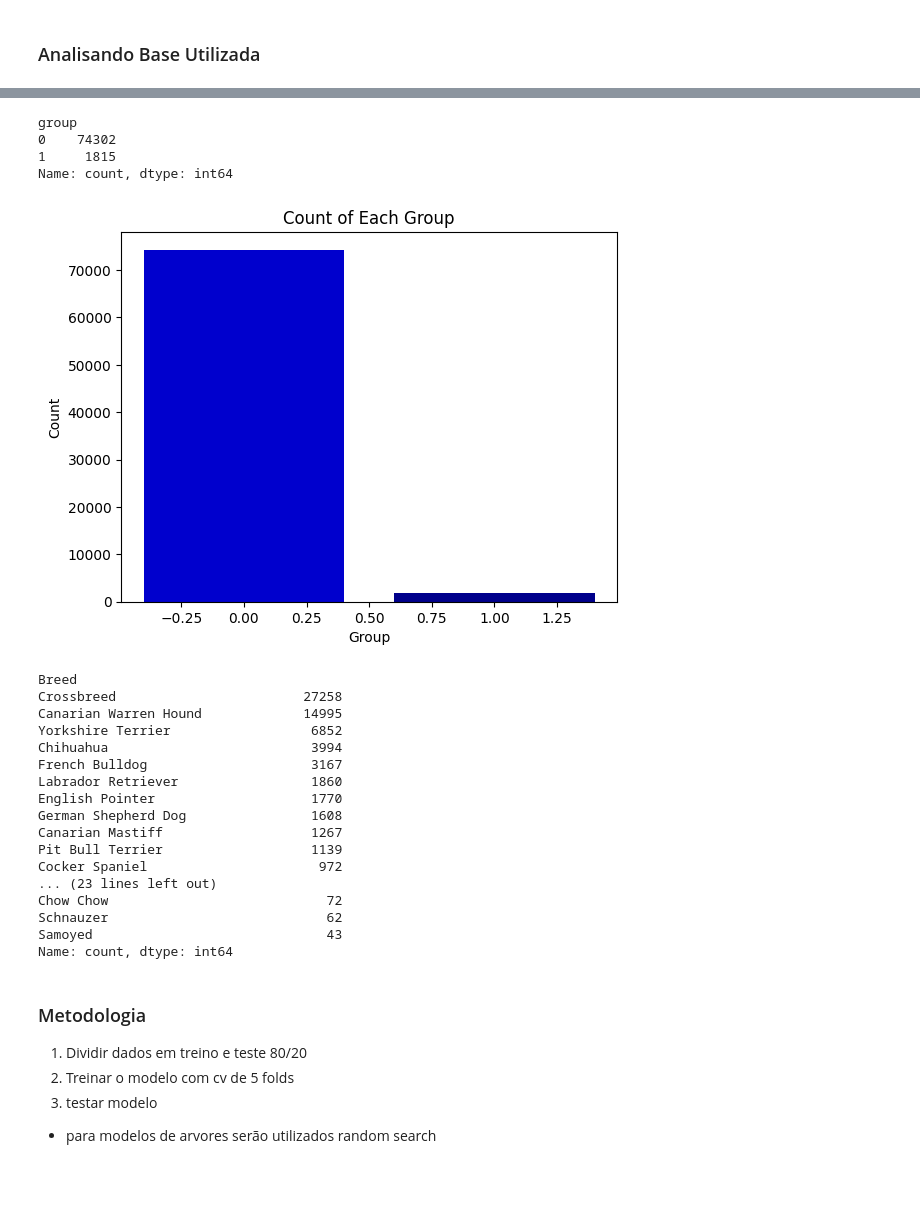
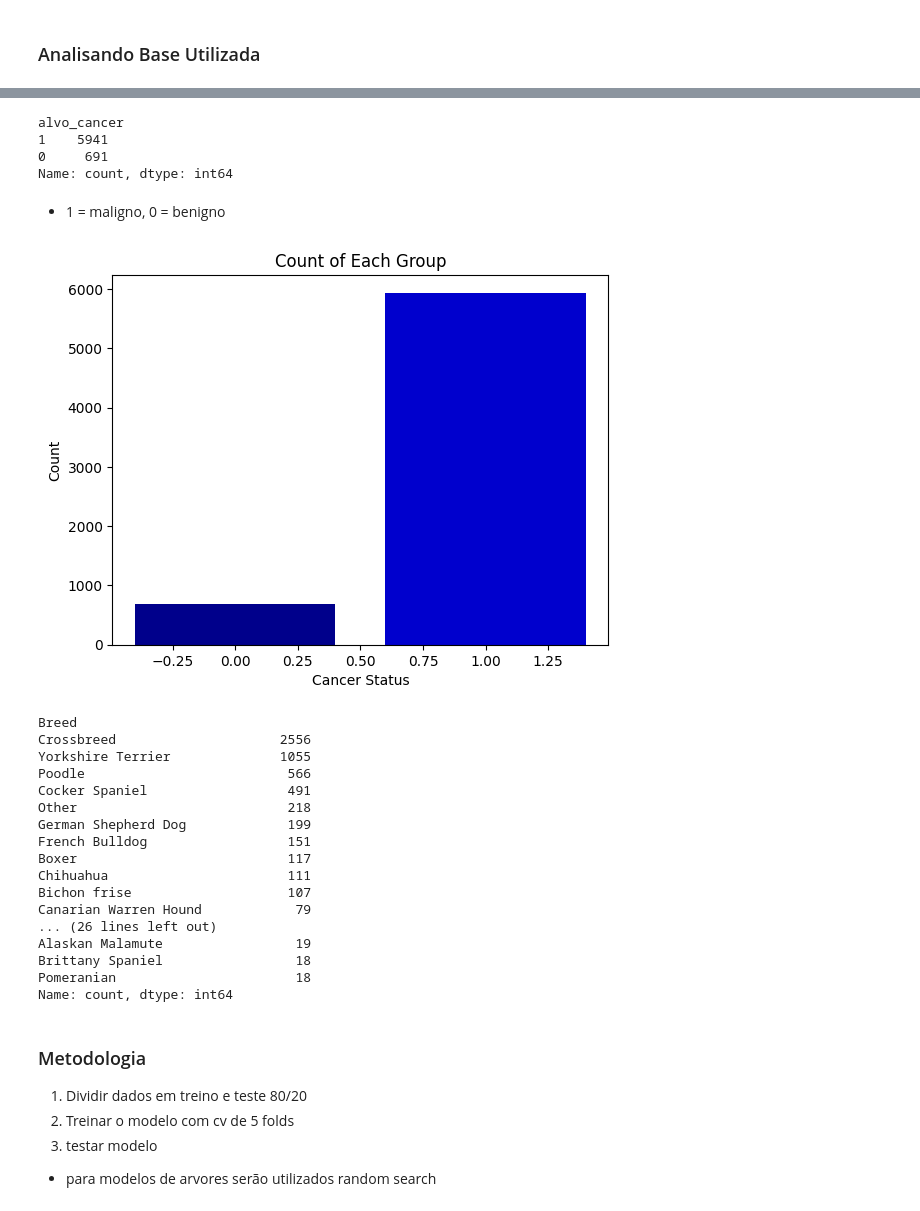
Before and after one commit to Carlos3du/canine-mammary-tumors, a Jupyter notebook: notebooks/model.ipynb, the cells around one changed output, grey strips where cells are left out. Saved outputs shown, nothing was run; the diff lists cells and outputs as text; code cells hidden in the pictures; blank space fills up the shorter version.

```diff
--- a/notebooks/model.ipynb
+++ b/notebooks/model.ipynb
@@ -44,7 +124,7 @@ PALETTE = [
 ### Analisando Base Utilizada
 # %%
 import pandas as pd
-study_filtrado = pd.read_csv('../data/study_filtered.csv')
-study_filtrado.info()
+data = pd.read_csv('../data/model_data.csv')
+data.info()
 # %% [output]
 <class 'pandas.core.frame.DataFrame'>
@@ -60,44 +151,46 @@ memory usage: 1.7+ MB
 # %%
-study_filtrado['group'].value_counts()
+data['alvo_cancer'].value_counts()
 # %% [output]
-group
-0    74302
-1     1815
+alvo_cancer
+1    5941
+0     691
 Name: count, dtype: int64
+# %% [markdown]
+- 1 = maligno, 0 = benigno
 # %%
 import matplotlib.pyplot as plt
 
 plt.bar(
-    study_filtrado['group'].value_counts().index,
-    study_filtrado['group'].value_counts().values,
+    data['alvo_cancer'].value_counts().index,
+    data['alvo_cancer'].value_counts().values,
     color=[PALETTE[3], PALETTE[2]]
 )
-plt.xlabel('Group')
+plt.xlabel('Cancer Status')
 plt.ylabel('Count')
 plt.title('Count of Each Group')
 plt.savefig('../output/Group_Counts.png', dpi=300, bbox_inches='tight')
 plt.show()
 # %% [output]
-[figure, old version]
+[figure, new version]
 # %%
-study_filtrado['Breed'].value_counts()
+data['Breed'].value_counts()
 # %% [output]
 Breed
-Crossbreed                        27258
-Canarian Warren Hound             14995
-Yorkshire Terrier                  6852
-Chihuahua                          3994
-French Bulldog                     3167
-Labrador Retriever                 1860
-English Pointer                    1770
-German Shepherd Dog                1608
-Canarian Mastiff                   1267
-Pit Bull Terrier                   1139
-Cocker Spaniel                      972
-... (23 lines left out)
-Chow Chow                            72
-Schnauzer                            62
-Samoyed                              43
+Crossbreed                     2556
+Yorkshire Terrier              1055
+Poodle                          566
+Cocker Spaniel                  491
+Other                           218
+German Shepherd Dog             199
+French Bulldog                  151
+Boxer                           117
+Chihuahua                       111
+Bichon frise                    107
+Canarian Warren Hound            79
+... (26 lines left out)
+Alaskan Malamute                 19
+Brittany Spaniel                 18
+Pomeranian                       18
 Name: count, dtype: int64
 # %% [markdown]
 ### Metodologia
```
Also changed, not shown: parts of 50 cells of this notebook, 9 other files.
